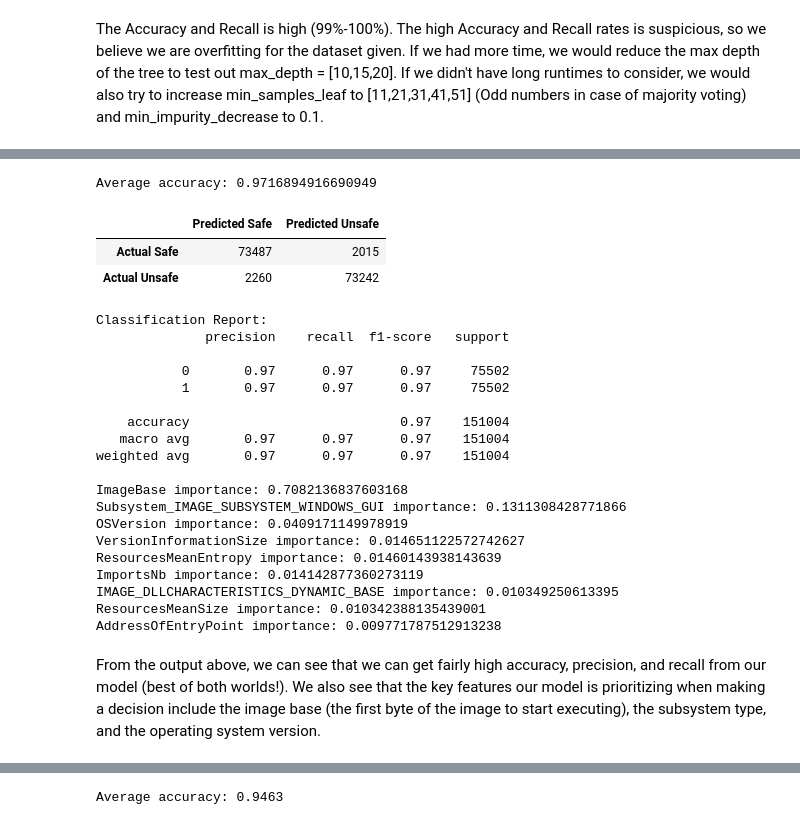
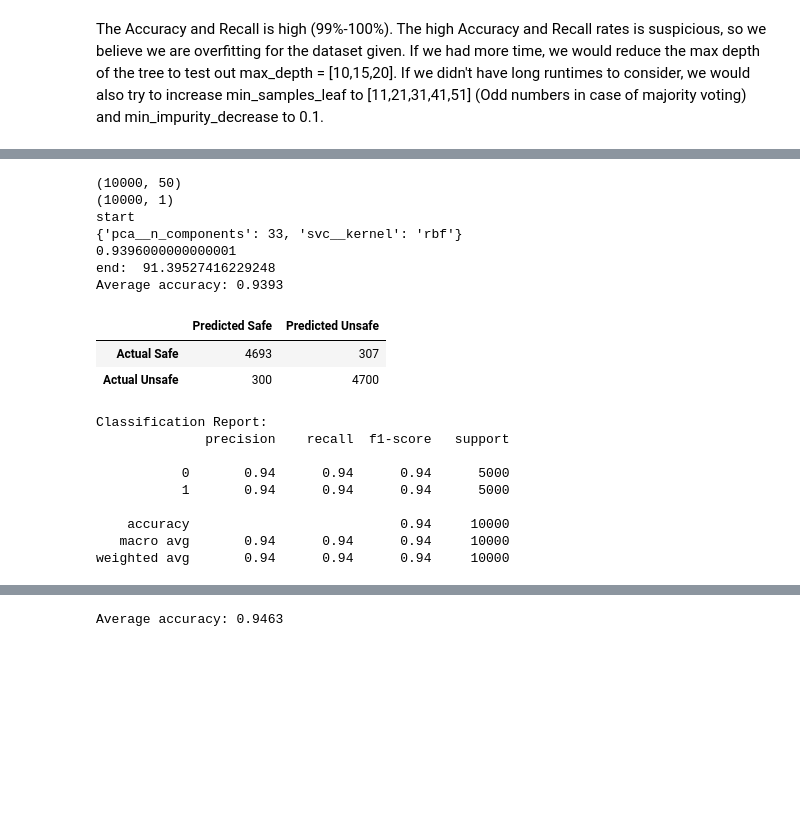
Before and after one commit to ayaabdelgawad/categorize-viruses, a Jupyter notebook: mal-classifier.ipynb, the cells around one changed output, grey strips where cells are left out. Drawn from its saved outputs; the diff is of its cells as text; code cells hidden in the pictures; blank space fills up the shorter version.

```diff
--- a/mal-classifier.ipynb
+++ b/mal-classifier.ipynb
@@ -260,16 +228,0 @@ Although 'Characteristics', 'DllCharacteristics', and 'LoaderFlags' are all flag
-# %%
-dll_flag_offsets = {
-    5: "IMAGE_DLL_CHARACTERISTICS_HIGH_ENTROPY_VA",
-    6: "IMAGE_DLLCHARACTERISTICS_DYNAMIC_BASE",
-    7: "IMAGE_DLLCHARACTERISTICS_FORCE_INTEGRITY",
-    8: "IMAGE_DLLCHARACTERISTICS_NX_COMPAT",
-    9: "IMAGE_DLLCHARACTERISTICS_NO_ISOLATION",
-    10: "IMAGE_DLLCHARACTERISTICS_NO_SEH",
-    11: "IMAGE_DLLCHARACTERISTICS_NO_BIND",
-    12: "IMAGE_DLL_CHARACTERISTICS_APPCONTAINER",
-    13: "IMAGE_DLLCHARACTERISTICS_WDM_DRIVER",
-    14: "IMAGE_DLL_CHARACTERISTICS_GUARD_CF",
-    15: "IMAGE_DLLCHARACTERISTICS_TERMINAL_SERVER_AWARE"}
-
-for flag_offset in dll_flag_offsets:
-    data[dll_flag_offsets[flag_offset]] = data['DllCharacteristics'].apply(lambda f: f >> flag_offset & 1)
@@ -749,56 +658,43 @@ When run over multiple iterations, we found best parameters are a max depth of a
 # %%
-dec_tree = DecisionTreeClassifier(max_depth=20, max_features=0.8, min_impurity_decrease=0.0001)
-dec_tree.fit(features, labels)
+# SVM MODEL 1
+# Get 10,000 random records with balanced classes
+features,labels = get_svm_random_data(data,10000)
+print(features.shape)
+print(labels.shape)
 
-# get evaluation metrics
-scores = cross_val_score(dec_tree, features, labels, cv=10)
-pred = cross_val_predict (dec_tree, features, labels, cv=10)
-
-print ("Average accuracy:", accuracy_score (labels, pred))
-print_confusion_matrix (*confusion_matrix (labels, pred).ravel ())
-
-print ("Classification Report:")
-print (classification_report (labels, pred))
-
-important_features = {}
-for i in range(len(tree_data.columns) - 1):
-    if(dec_tree.feature_importances_[i] > 0.009):
-        # store the feature and its importance
-        important_features[dec_tree.feature_importances_[i]] = tree_data.columns[i]
+# Make SVM with 10000 records and the following parameters
+param_grid = {
+        'pca__n_components': [30,33,36,39,42,45,48],
+        'svc__kernel': ['linear','rbf'],
+}
 
 # Create Model
 svm_model_1 = make_SVC(features,labels, param_grid)
 pred = cross_val_predict(svm_model_1, features, labels, cv=5)
 print ("Average accuracy:", accuracy_score (labels, pred))
 print_confusion_matrix (*confusion_matrix (labels, pred).ravel ())
 print ("Classification Report:")
 print (classification_report (labels, pred))
 # Save Model
 filename = 'svm_model_1.sav'
 pickle.dump(svm_model_1, open(filename, 'wb'))
 # %% [output]
-Average accuracy: 0.9716894916690949
+(10000, 50)
+(10000, 1)
+start
+{'pca__n_components': 33, 'svc__kernel': 'rbf'}
+0.9396000000000001
+end:  91.39527416229248
+Average accuracy: 0.9393
 |  | Predicted Safe | Predicted Unsafe |
-| Actual Safe | 73487 | 2015 |
-| Actual Unsafe | 2260 | 73242 |
+| Actual Safe | 4693 | 307 |
+| Actual Unsafe | 300 | 4700 |
 Classification Report:
               precision    recall  f1-score   support
 
-           0       0.97      0.97      0.97     75502
-           1       0.97      0.97      0.97     75502
+           0       0.94      0.94      0.94      5000
+           1       0.94      0.94      0.94      5000
 
-    accuracy                           0.97    151004
-   macro avg       0.97      0.97      0.97    151004
-weighted avg       0.97      0.97      0.97    151004
-
-ImageBase importance: 0.7082136837603168
-Subsystem_IMAGE_SUBSYSTEM_WINDOWS_GUI importance: 0.1311308428771866
-OSVersion importance: 0.0409171149978919
-VersionInformationSize importance: 0.014651122572742627
-ResourcesMeanEntropy importance: 0.01460143938143639
-ImportsNb importance: 0.014142877360273119
-IMAGE_DLLCHARACTERISTICS_DYNAMIC_BASE importance: 0.010349250613395
-ResourcesMeanSize importance: 0.010342388135439001
-AddressOfEntryPoint importance: 0.009771787512913238
+    accuracy                           0.94     10000
+   macro avg       0.94      0.94      0.94     10000
+weighted avg       0.94      0.94      0.94     10000
-# %% [markdown]
-From the output above, we can see that we can get fairly high accuracy, precision, and recall from our model (best of both worlds!). We also see that the key features our model is prioritizing when making a decision include the image base (the first byte of the image to start executing), the subsystem type, and the operating system version.
```
Also changed, not shown: parts of 53 cells of this notebook.
